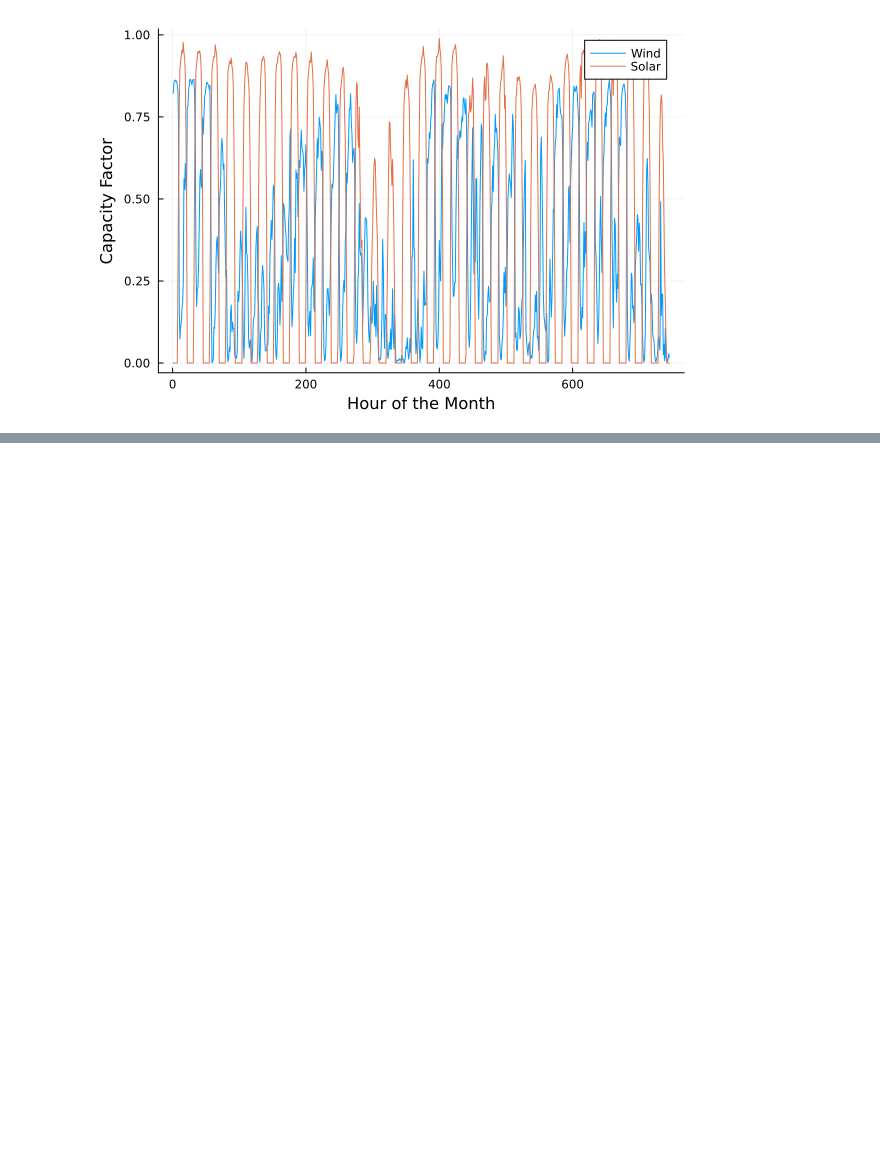
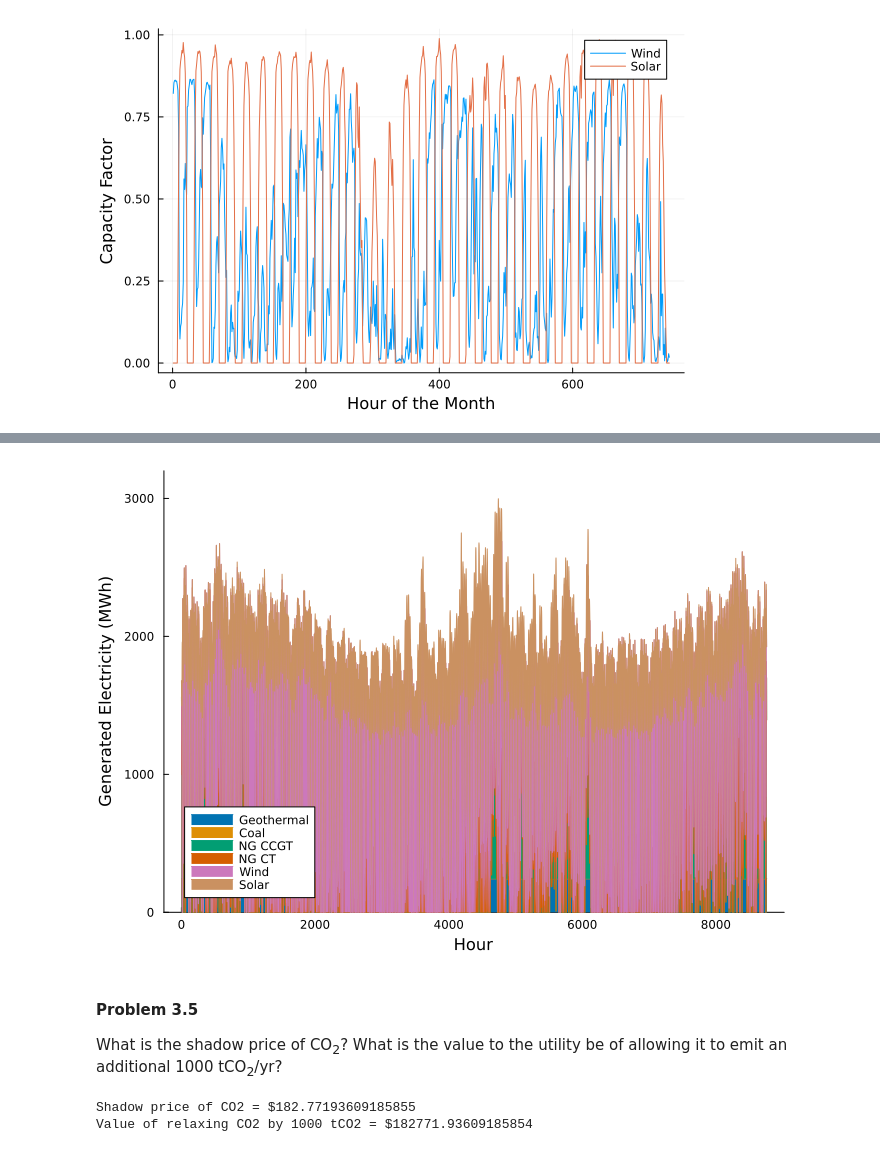
Before and after one commit to BEE4750-FA25/hw4-ero23_hw4, a Jupyter notebook: hw04.ipynb, the cells around one changed output, grey strips where cells are left out. Saved outputs shown, nothing was run; the diff lists cells and outputs as text; code cells hidden in the pictures; blank space fills up the shorter version.

```diff
--- a/hw04.ipynb
+++ b/hw04.ipynb
@@ -357,3 +451,27 @@ utility be of allowing it to emit an additional 1000 tCO<sub>2</sub>/yr?
+# %%
+### ALSO COPIED FROM CLASS SLIDES ###
+p2 = areaplot(value.(y).data',
+    label=permutedims(gens.Plant),
+    xlabel = "Hour",
+    ylabel ="Generated Electricity (MWh)",
+    color_palette=:seaborn_colorblind,
+    grid=:false,
+    legend = :bottomleft)
+ylims!(p2, (0, 3200))
+plot!(p2, size=(700, 500))
+# %% [output]
+[figure, added]
+# %% [markdown]
+#### Problem 3.5
+
+What is the shadow price of CO<sub>2</sub>? What is the value to the
+utility be of allowing it to emit an additional 1000 tCO<sub>2</sub>/yr?
+# %%
+println("Shadow price of CO2 = \$", -shadow_price(co2_cap))
+println("Value of relaxing CO2 by 1000 tCO2 = \$", -shadow_price(co2_cap)*1000)
+# %% [output]
+Shadow price of CO2 = $182.77193609185855
+Value of relaxing CO2 by 1000 tCO2 = $182771.93609185854
 # %% [markdown]
 ## References
 
```
Also changed, not shown: parts of 6 cells of this notebook.
